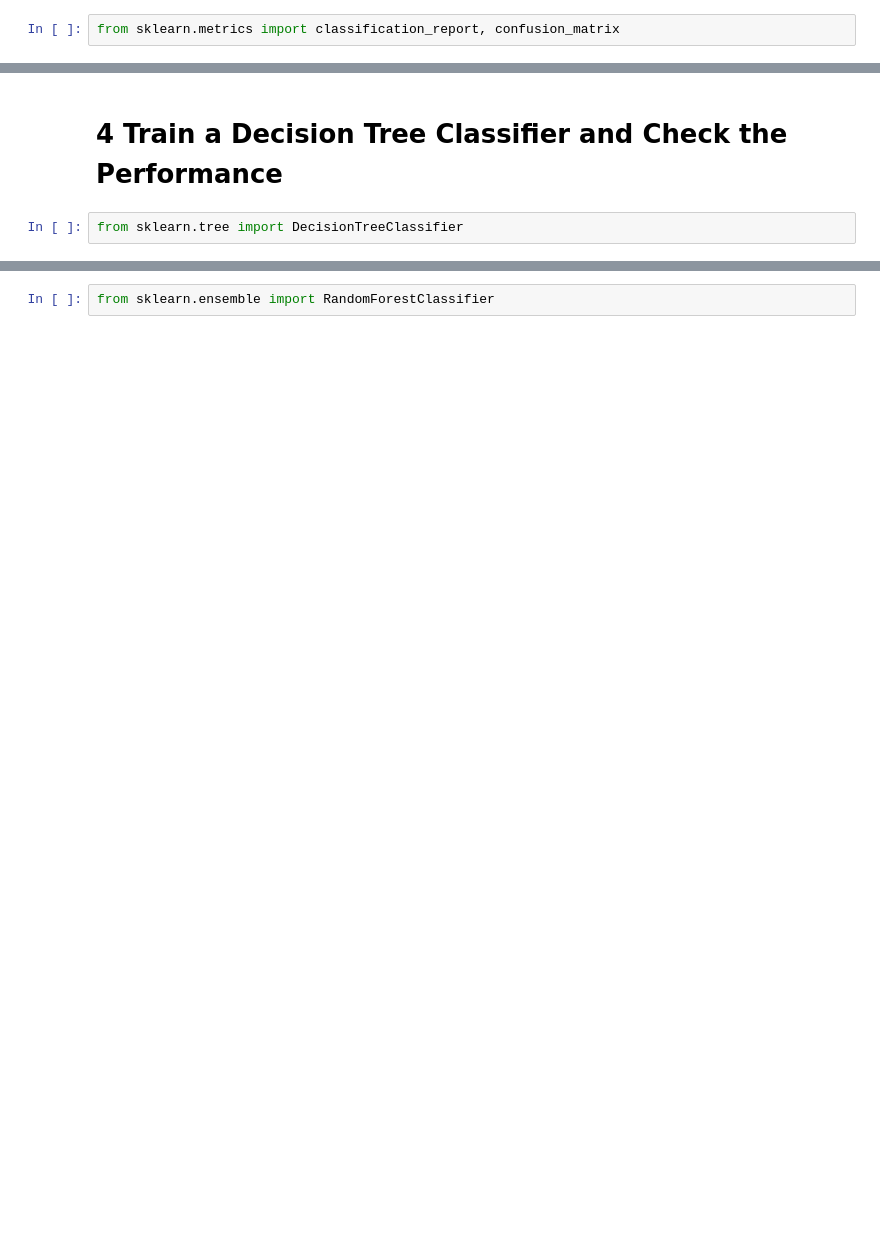
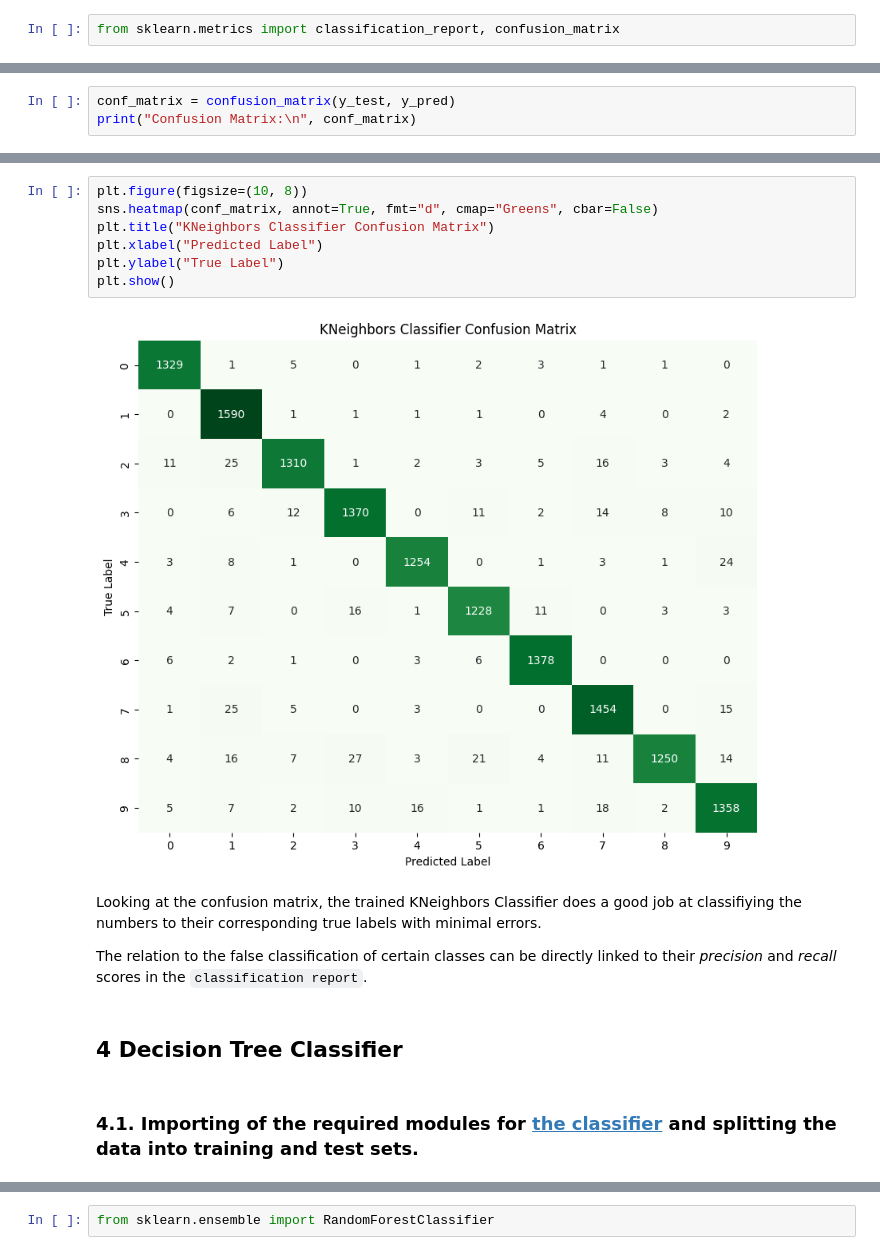
Before and after one commit to moussaka-crypto/uni, a Jupyter notebook: year3/bda2/3_imageClassification.ipynb, the cells around one changed output, grey strips where cells are left out. Saved outputs shown, nothing was run; the diff lists cells and outputs as text; blank space fills up the shorter version.

```diff
--- a/year3/bda2/3_imageClassification.ipynb
+++ b/year3/bda2/3_imageClassification.ipynb
@@ -34,0 +193,3 @@ from sklearn.metrics import classification_report, confusion_matrix
+# %%
+conf_matrix = confusion_matrix(y_test, y_pred)
+print("Confusion Matrix:\n", conf_matrix)
@@ -35,4 +208,17 @@ from sklearn.metrics import classification_report, confusion_matrix
+# %%
+plt.figure(figsize=(10, 8))
+sns.heatmap(conf_matrix, annot=True, fmt="d", cmap="Greens", cbar=False)
+plt.title("KNeighbors Classifier Confusion Matrix")
+plt.xlabel("Predicted Label")
+plt.ylabel("True Label")
+plt.show()
+# %% [output]
+[figure, added]
+# %% [markdown]
+Looking at the confusion matrix, the trained KNeighbors Classifier does a good job at classifiying the numbers to their corresponding true labels with minimal errors.
+
+The relation to the false classification of certain classes can be directly linked to their *precision* and *recall* scores in the `classification report`.
 # %% [markdown]
-# 4 Train a Decision Tree Classifier and Check the Performance
+## 4 Decision Tree Classifier
-# %%
-from sklearn.tree import DecisionTreeClassifier
+# %% [markdown]
+### 4.1. Importing of the required modules for [the classifier](https://scikit-learn.org/stable/modules/generated/sklearn.tree.DecisionTreeClassifier.html) and splitting the data into training and test sets.
```
Also changed, not shown: parts of 67 cells of this notebook, 4 other files.
